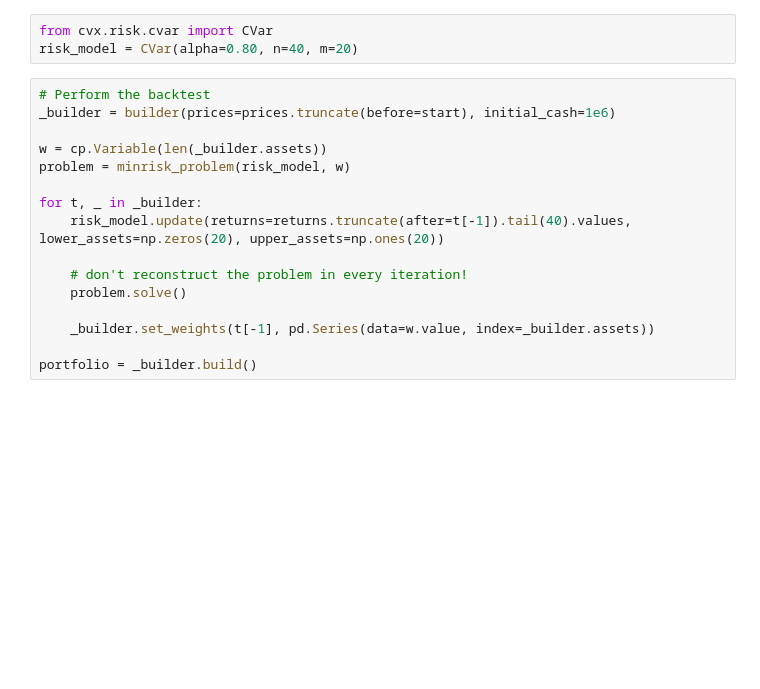
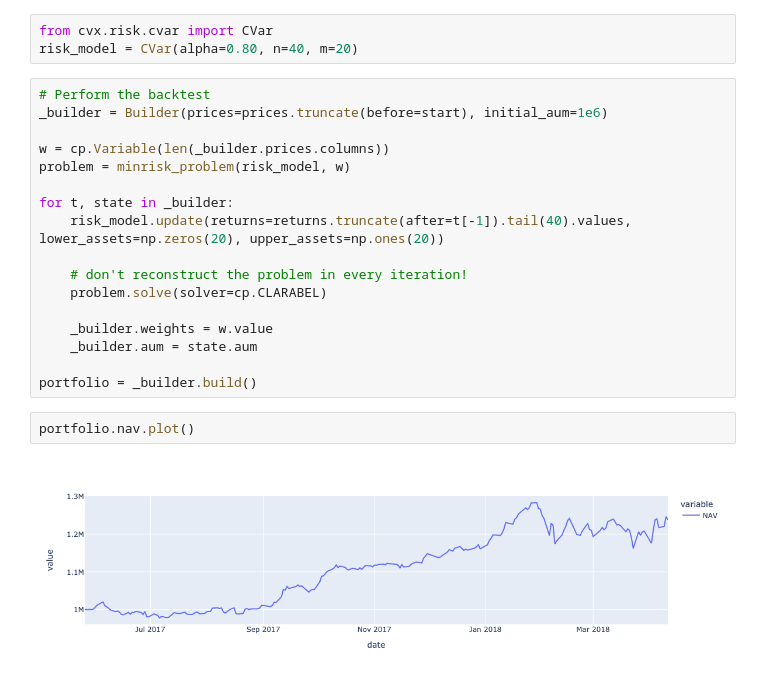
Before and after one commit to cvxgrp/cvxrisk, a Jupyter notebook: book/_sources/docs/notebooks/demo.ipynb, the cells around one changed output. Cells and saved outputs as stored; diff of their text form; blank space fills up the shorter version.

```diff
--- a/book/_sources/docs/notebooks/demo.ipynb
+++ b/book/_sources/docs/notebooks/demo.ipynb
@@ -52,17 +54,22 @@ from cvx.risk.cvar import CVar
 risk_model = CVar(alpha=0.80, n=40, m=20)
 # %%
 # Perform the backtest
-_builder = builder(prices=prices.truncate(before=start), initial_cash=1e6)
+_builder = Builder(prices=prices.truncate(before=start), initial_aum=1e6)
 
-w = cp.Variable(len(_builder.assets))
+w = cp.Variable(len(_builder.prices.columns))
 problem = minrisk_problem(risk_model, w)
 
-for t, _ in _builder:
+for t, state in _builder:
     risk_model.update(returns=returns.truncate(after=t[-1]).tail(40).values, lower_assets=np.zeros(20), upper_assets=np.ones(20))
 
     # don't reconstruct the problem in every iteration!
-    problem.solve()
+    problem.solve(solver=cp.CLARABEL)
 
-    _builder.set_weights(t[-1], pd.Series(data=w.value, index=_builder.assets))
+    _builder.weights = w.value
+    _builder.aum = state.aum
 
 portfolio = _builder.build()
+# %%
+portfolio.nav.plot()
+# %% [output]
+[figure, added]
```
Also changed, not shown: parts of 3 cells of this notebook, 29 other files.
